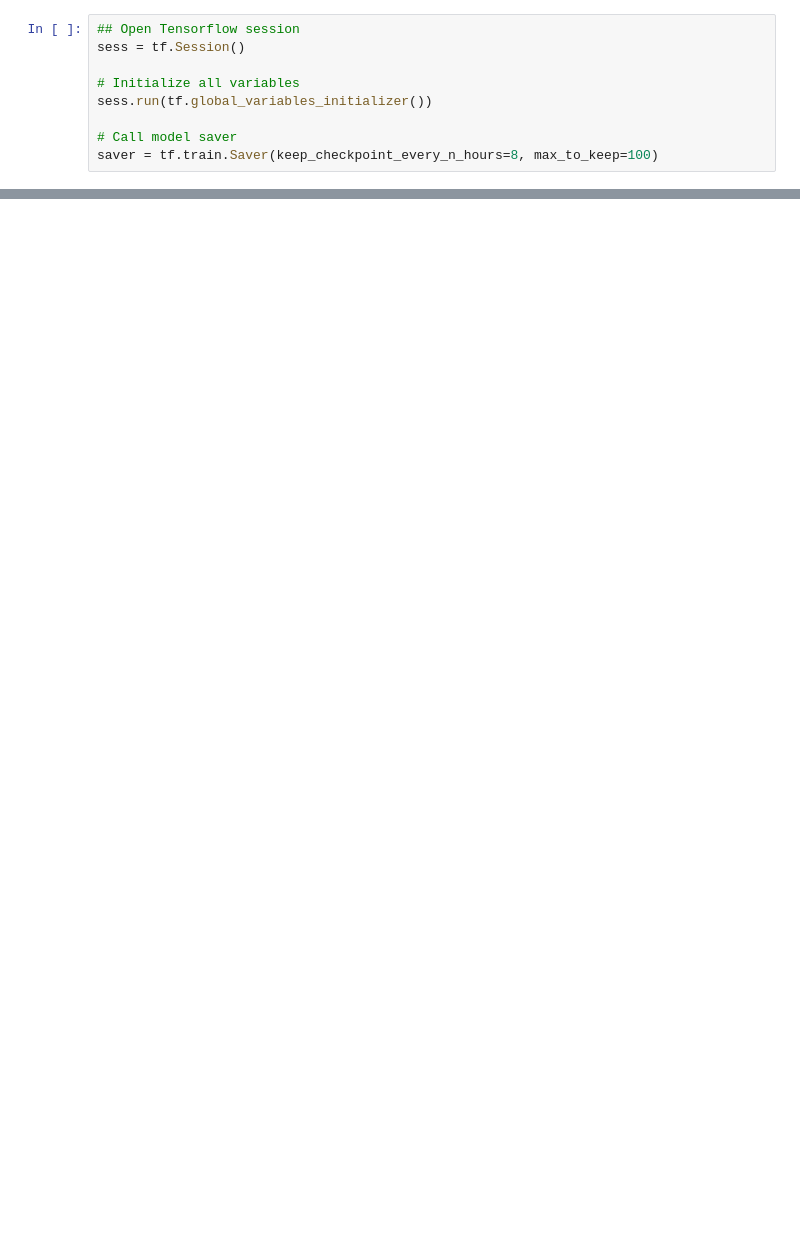
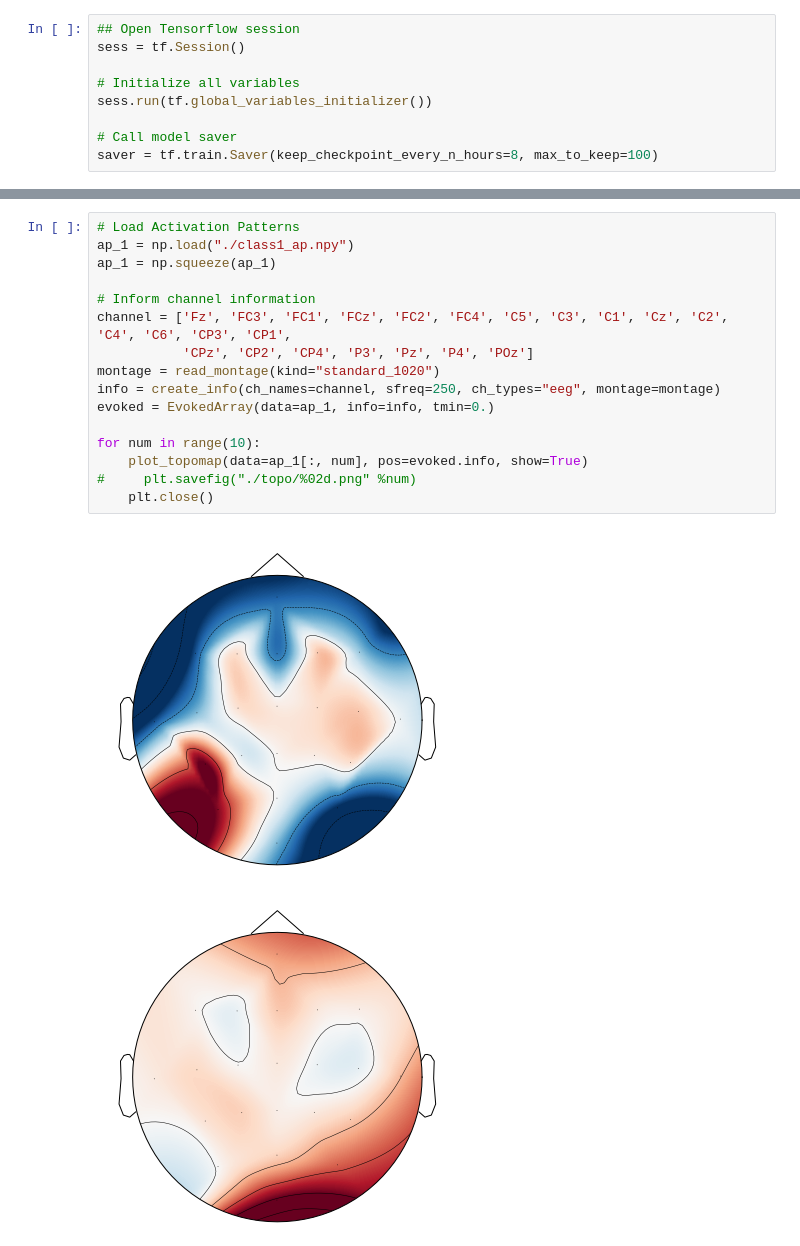
Before and after one commit to ku-milab/Neuroimage-Analysis-Tutorial, a Jupyter notebook: 3. 컨볼루션 네트워크 기반 EEG 신호 분석 실습/CNN_on_EEG.ipynb, the cells around one changed output, grey strips where cells are left out. Drawn from its saved outputs; the diff is of its cells as text; blank space fills up the shorter version.

```diff
--- a/3. 컨볼루션 네트워크 기반 EEG 신호 분석 실습/CNN_on_EEG.ipynb
+++ b/3. 컨볼루션 네트워크 기반 EEG 신호 분석 실습/CNN_on_EEG.ipynb
@@ -261,2 +289,21 @@ for i in range(class1_activation_pattern.shape[-1]):
 np.save("./class1_ap.npy", class1_activation_pattern)
 np.save("./class2_ap.npy", class2_activation_pattern)
+# %%
+# Load Activation Patterns
+ap_1 = np.load("./class1_ap.npy")
+ap_1 = np.squeeze(ap_1)
+
+# Inform channel information
+channel = ['Fz', 'FC3', 'FC1', 'FCz', 'FC2', 'FC4', 'C5', 'C3', 'C1', 'Cz', 'C2', 'C4', 'C6', 'CP3', 'CP1',
+           'CPz', 'CP2', 'CP4', 'P3', 'Pz', 'P4', 'POz']
+montage = read_montage(kind="standard_1020")
+info = create_info(ch_names=channel, sfreq=250, ch_types="eeg", montage=montage)
+evoked = EvokedArray(data=ap_1, info=info, tmin=0.)
+
+for num in range(10):
+    plot_topomap(data=ap_1[:, num], pos=evoked.info, show=True)
+#     plt.savefig("./topo/%02d.png" %num)
+    plt.close()
+# %% [output]
+[figure, added]
+[figure, added]
```
Also changed, not shown: parts of 11 cells of this notebook, 3 other files.
